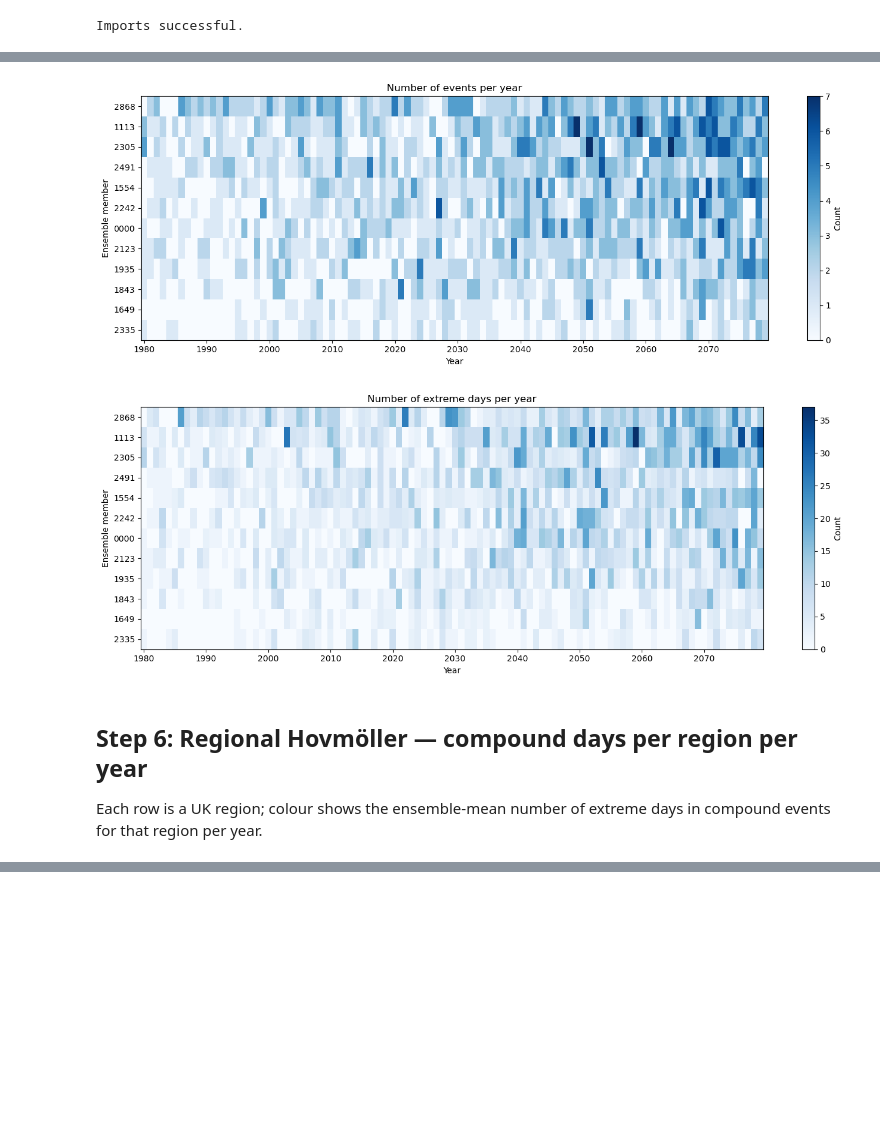
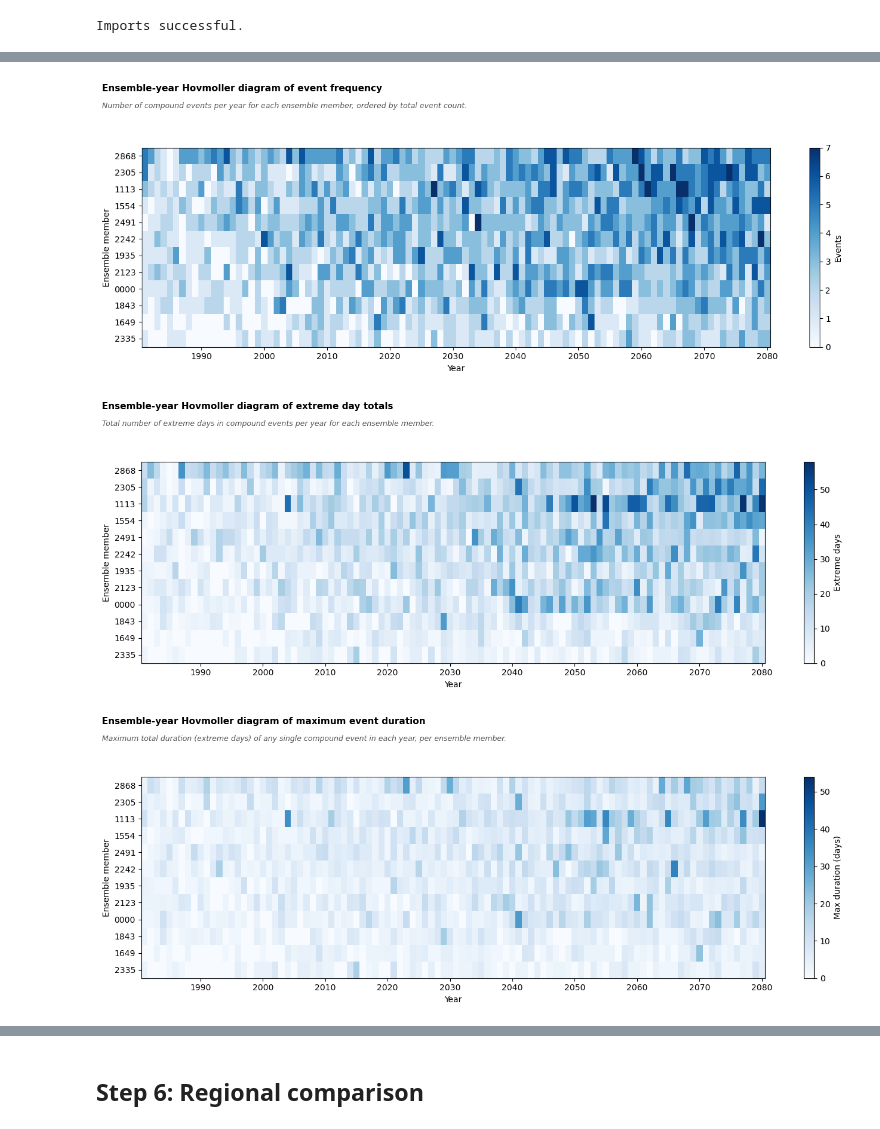
Before and after one commit to elenadstr/UKCI, a Jupyter notebook: notebooks/demo_threshold_detector.ipynb, the cells around one changed output, grey strips where cells are left out. Cells and saved outputs as stored; diff of their text form; code cells hidden in the pictures; blank space fills up the shorter version.

```diff
--- a/notebooks/demo_threshold_detector.ipynb
+++ b/notebooks/demo_threshold_detector.ipynb
@@ -427,20 +536,15 @@ Total UK-wide compound events across ensemble: 1992
-# %%
-fig_uk_events, fig_uk_days = plot_ensemble_hovmoller(
-    uk_all_events,
-    ensemble_col='ensemble',
-    year_col='year',
-    extreme_days_col='n_extreme_days',
-    cmap=CMAP,)
-fig_uk_events.savefig('../outputs/figures/UK_wide_hovmoller_events.png',
-                      dpi=150, bbox_inches='tight')
-fig_uk_days.savefig('../outputs/figures/UK_wide_hovmoller_days.png',
-                    dpi=150, bbox_inches='tight')
-plt.show()
-# %% [output]
-[figure, removed]
-[figure, removed]
-# %% [markdown]
-## Step 6: Regional Hovmöller — compound days per region per year
-
-Each row is a UK region; colour shows the ensemble-mean number of
-extreme days in compound events for that region per year.
+# %%
+uk_hov = plot_ensemble_hovmoller(
+    uk_all_events,
+    ensemble_col='ensemble',
+    year_col='year',
+    duration_col='n_extreme_days',
+    length_col='length',
+    cmap=CMAP,)
+for name, fig in uk_hov.items():
+    save_figure(fig, f'{FIGURES_DIR}/UK_wide_hovmoller_{name}.png')
+plt.show()
+# %% [output]
+[figure, added]
+[figure, added]
+[figure, added]
@@ -447,3 +553,5 @@ extreme days in compound events for that region per year.
+# %% [markdown]
+## Step 6: Regional comparison
 # %%
 # For each region, compute ensemble-mean extreme days in compound events per year
 region_year_matrix = {}
```
Also changed, not shown: parts of 20 cells of this notebook, 21 other files.
